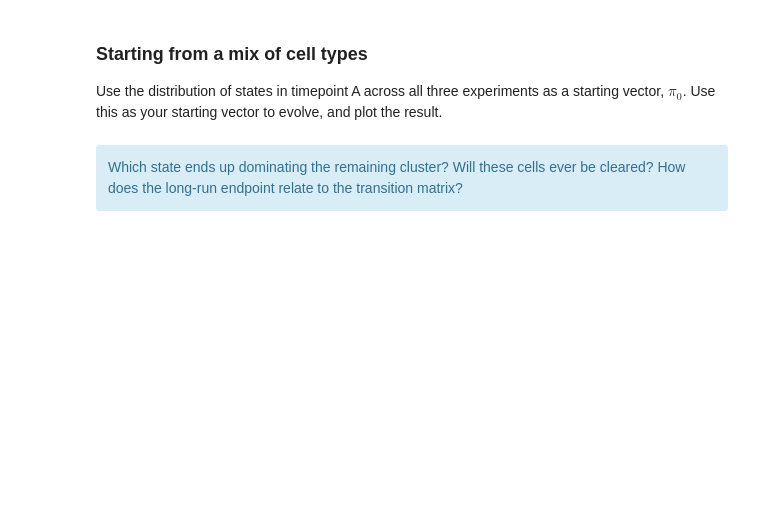
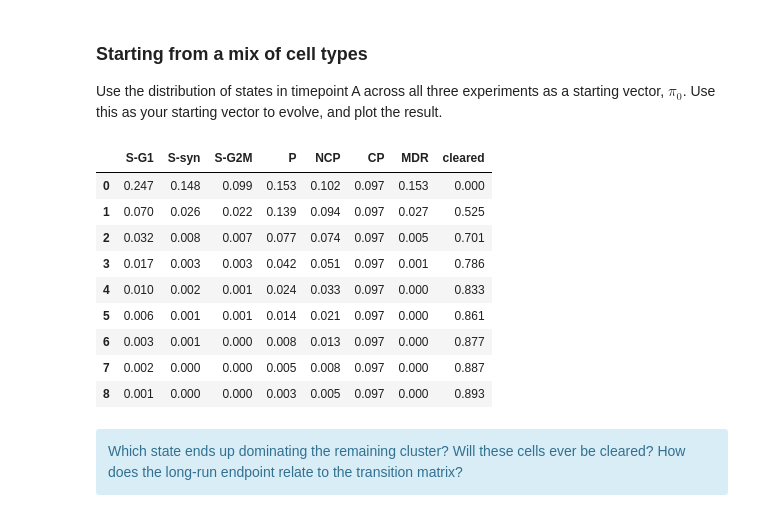
Before and after one commit to ae-phillips/uu_markov, a Jupyter notebook: lab_2/Lab09_markov_chain_cells.ipynb, the cells around one changed output. Cells and saved outputs as stored; diff of their text form; code cells hidden in the pictures; blank space fills up the shorter version.

```diff
--- a/lab_2/Lab09_markov_chain_cells.ipynb
+++ b/lab_2/Lab09_markov_chain_cells.ipynb
@@ -287,8 +319,29 @@ Use the distribution of states in timepoint A across all three experiments as a
 # %%
 # Your code here
 
-pi_mix = ...   # TODO: set this equal to the starting vector from timepoint A
+pi_mix = (
+    cells[cells["timepoint"] == 'A']['state']
+    .value_counts(normalize=True)
+    .reindex(STATES, fill_value = 0)
+)
+
+pi_mix.loc["cleared"] = 0
 
 # evolve pi_mix and plot the results
+
+traj_mix = evolve(pi_mix, P_hat, 8)
+
+pd.DataFrame(traj_mix, columns = OUTCOMES).round(3)
+# %% [output]
+|  | S-G1 | S-syn | S-G2M | P | NCP | CP | MDR | cleared |
+| 0 | 0.247 | 0.148 | 0.099 | 0.153 | 0.102 | 0.097 | 0.153 | 0.000 |
+| 1 | 0.070 | 0.026 | 0.022 | 0.139 | 0.094 | 0.097 | 0.027 | 0.525 |
+| 2 | 0.032 | 0.008 | 0.007 | 0.077 | 0.074 | 0.097 | 0.005 | 0.701 |
+| 3 | 0.017 | 0.003 | 0.003 | 0.042 | 0.051 | 0.097 | 0.001 | 0.786 |
+| 4 | 0.010 | 0.002 | 0.001 | 0.024 | 0.033 | 0.097 | 0.000 | 0.833 |
+| 5 | 0.006 | 0.001 | 0.001 | 0.014 | 0.021 | 0.097 | 0.000 | 0.861 |
+| 6 | 0.003 | 0.001 | 0.000 | 0.008 | 0.013 | 0.097 | 0.000 | 0.877 |
+| 7 | 0.002 | 0.000 | 0.000 | 0.005 | 0.008 | 0.097 | 0.000 | 0.887 |
+| 8 | 0.001 | 0.000 | 0.000 | 0.003 | 0.005 | 0.097 | 0.000 | 0.893 |
 # %% [markdown]
 <div class = "alert alert-info"> Which state ends up dominating the remaining cluster? Will these cells ever be cleared? How does the long-run endpoint relate to the transition matrix?</div>
```
Also changed, not shown: parts of 6 cells of this notebook.
